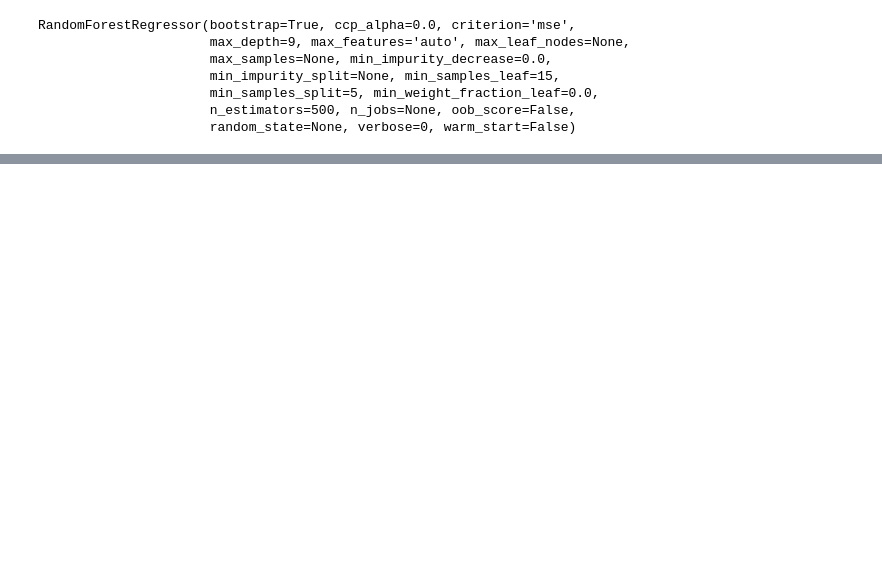
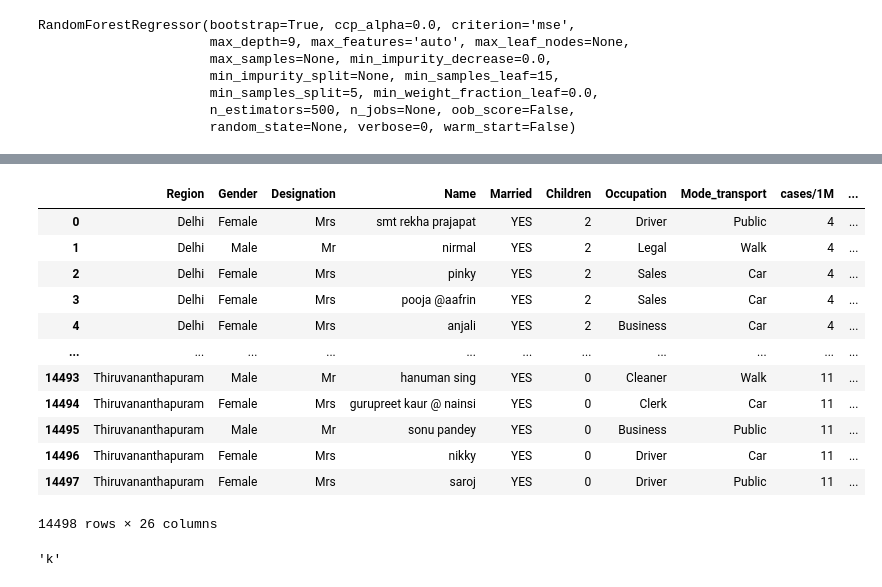
Before and after one commit to kartik-kumar71/Flipr-Hackathon-Hiring-Program-4.0---Machine-Learning-Task, a Jupyter notebook: COVID_ML_final.ipynb, the cells around one changed output, grey strips where cells are left out. Saved outputs shown, nothing was run; the diff lists cells and outputs as text; code cells hidden in the pictures; blank space fills up the shorter version.

```diff
--- a/COVID_ML_final.ipynb
+++ b/COVID_ML_final.ipynb
@@ -128,0 +249,16 @@ mean_absolute_error(y_test,model.predict(X_test))
+# %%
+df_test.iloc[:,1:-1]
+# %% [output]
+|  | Region | Gender | Designation | Name | Married | Children | Occupation | Mode_transport | cases/1M | ... |
+| 0 | Delhi | Female | Mrs | smt rekha prajapat | YES | 2 | Driver | Public | 4 | ... |
+| 1 | Delhi | Male | Mr | nirmal | YES | 2 | Legal | Walk | 4 | ... |
+| 2 | Delhi | Female | Mrs | pinky | YES | 2 | Sales | Car | 4 | ... |
+| 3 | Delhi | Female | Mrs | pooja @aafrin | YES | 2 | Sales | Car | 4 | ... |
+| 4 | Delhi | Female | Mrs | anjali | YES | 2 | Business | Car | 4 | ... |
+| ... | ... | ... | ... | ... | ... | ... | ... | ... | ... | ... |
+| 14493 | Thiruvananthapuram | Male | Mr | hanuman sing | YES | 0 | Cleaner | Walk | 11 | ... |
+| 14494 | Thiruvananthapuram | Female | Mrs | gurupreet kaur @ nainsi | YES | 0 | Clerk | Car | 11 | ... |
+| 14495 | Thiruvananthapuram | Male | Mr | sonu pandey | YES | 0 | Business | Public | 11 | ... |
+| 14496 | Thiruvananthapuram | Female | Mrs | nikky | YES | 0 | Driver | Car | 11 | ... |
+| 14497 | Thiruvananthapuram | Female | Mrs | saroj | YES | 0 | Driver | Public | 11 | ... |
+14498 rows × 26 columns
@@ -128,0 +267,4 @@ mean_absolute_error(y_test,model.predict(X_test))
+# %%
+x[:4:-1]
+# %% [output]
+'k'
```
Also changed, not shown: parts of 33 cells of this notebook, 1 other file.
